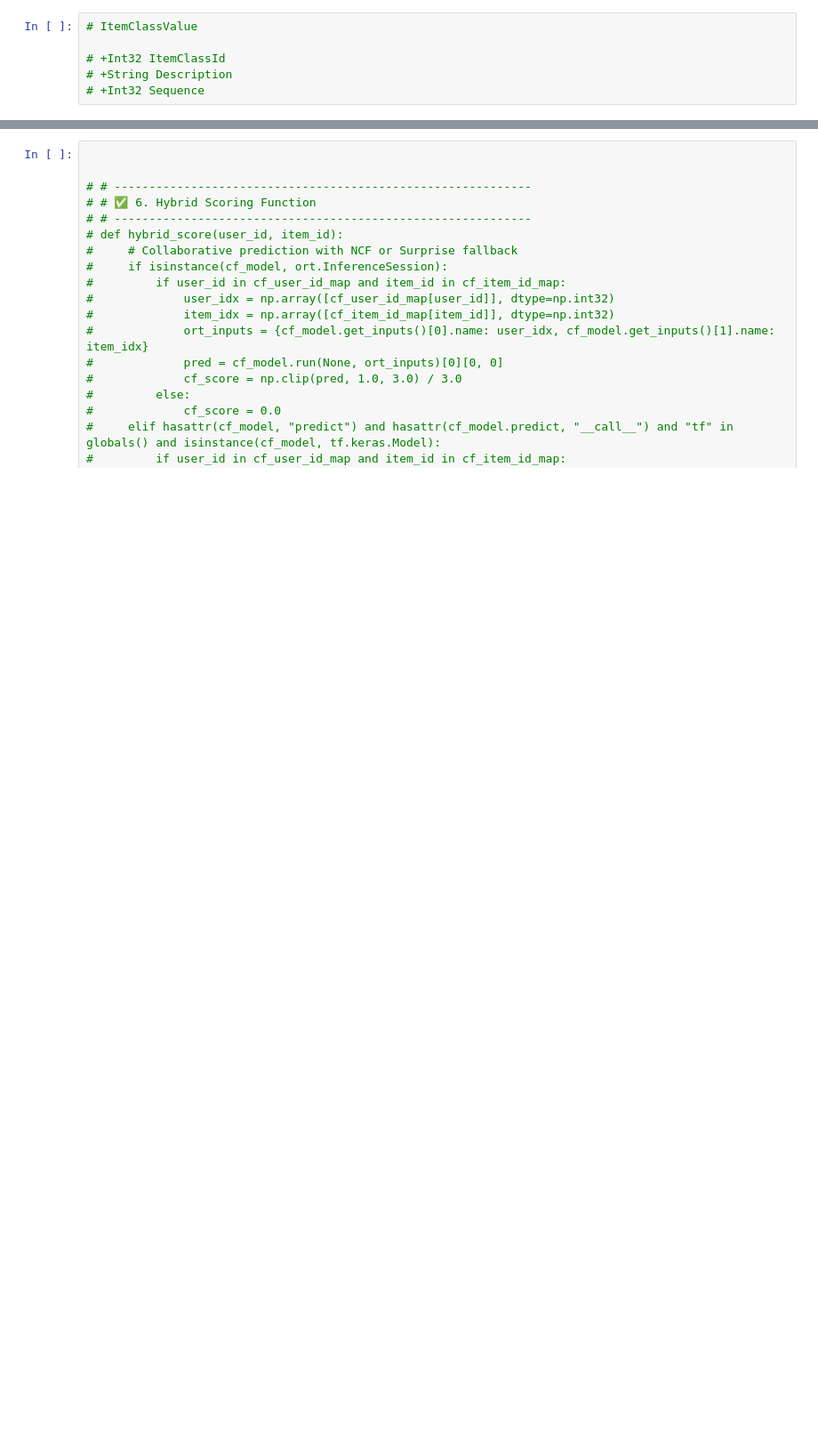
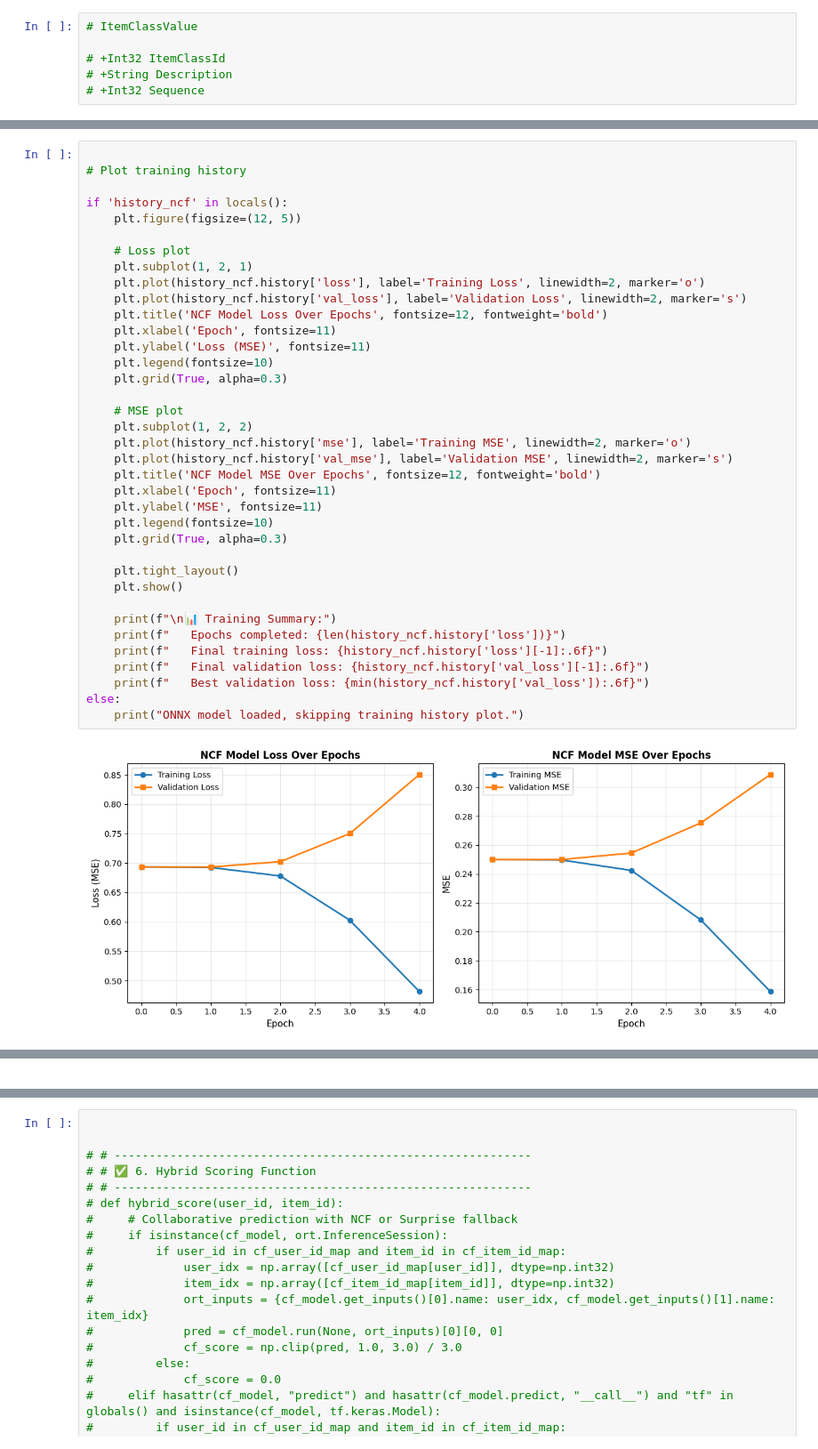
Before and after one commit to LucasHoek/Recommendation-Model-Orisha, a Jupyter notebook: Example-generated.ipynb, the cells around one changed output, grey strips where cells are left out. Shown at 89% size. Drawn from its saved outputs; the diff is of its cells as text; blank space fills up the shorter version.

```diff
--- a/Example-generated.ipynb
+++ b/Example-generated.ipynb
@@ -1011,0 +2527,39 @@ print(get_hybrid_topn(user_id=501, topn=5, artifacts=artifacts, alpha=0.7))
+# %%
+
+# Plot training history
+
+if 'history_ncf' in locals():
+    plt.figure(figsize=(12, 5))
+
+    # Loss plot
+    plt.subplot(1, 2, 1)
+    plt.plot(history_ncf.history['loss'], label='Training Loss', linewidth=2, marker='o')
+    plt.plot(history_ncf.history['val_loss'], label='Validation Loss', linewidth=2, marker='s')
+    plt.title('NCF Model Loss Over Epochs', fontsize=12, fontweight='bold')
+    plt.xlabel('Epoch', fontsize=11)
+    plt.ylabel('Loss (MSE)', fontsize=11)
+    plt.legend(fontsize=10)
+    plt.grid(True, alpha=0.3)
+
+    # MSE plot
+    plt.subplot(1, 2, 2)
+    plt.plot(history_ncf.history['mse'], label='Training MSE', linewidth=2, marker='o')
+    plt.plot(history_ncf.history['val_mse'], label='Validation MSE', linewidth=2, marker='s')
+    plt.title('NCF Model MSE Over Epochs', fontsize=12, fontweight='bold')
+    plt.xlabel('Epoch', fontsize=11)
+    plt.ylabel('MSE', fontsize=11)
+    plt.legend(fontsize=10)
+    plt.grid(True, alpha=0.3)
+
+    plt.tight_layout()
+    plt.show()
+
+    print(f"\n📊 Training Summary:")
+    print(f"   Epochs completed: {len(history_ncf.history['loss'])}")
+    print(f"   Final training loss: {history_ncf.history['loss'][-1]:.6f}")
+    print(f"   Final validation loss: {history_ncf.history['val_loss'][-1]:.6f}")
+    print(f"   Best validation loss: {min(history_ncf.history['val_loss']):.6f}")
+else:
+    print("ONNX model loaded, skipping training history plot.")
+# %% [output]
+[figure, added]
@@ -1011,0 +2571,2 @@ print(get_hybrid_topn(user_id=501, topn=5, artifacts=artifacts, alpha=0.7))
+# %% [markdown]
+<!-- ### content based filtering, makes a Vectorized matrix of all text and then runs cosine between the product names, giving them a value of -1 and 1 using similarities between the items -->
```
Also changed, not shown: parts of 88 cells of this notebook, 12 other files.
